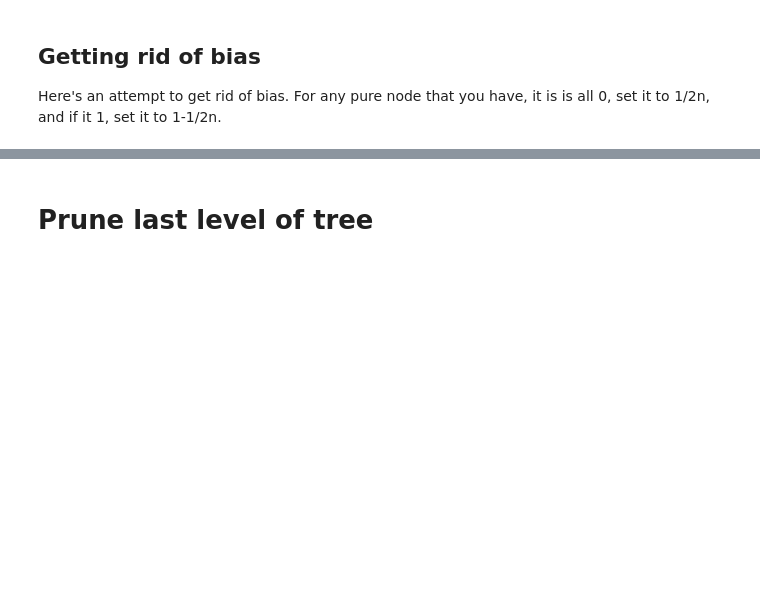
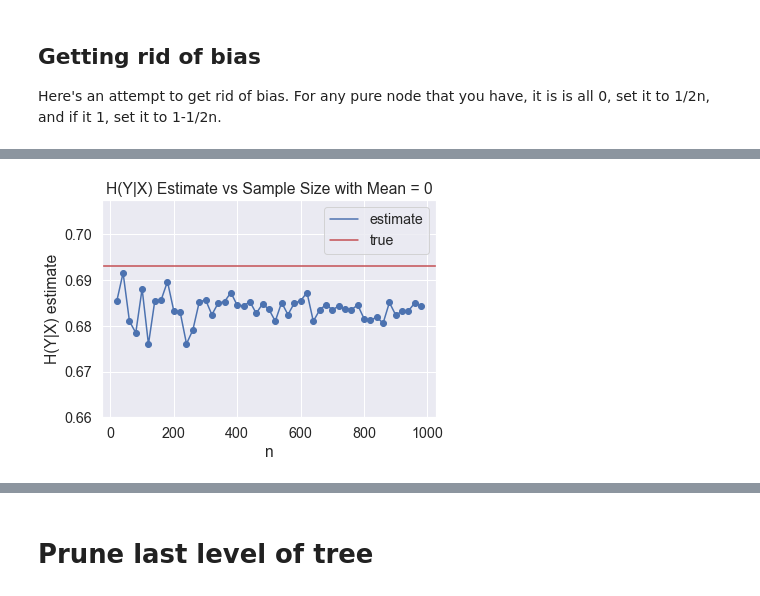
Before and after one commit to rguo123/conditional_entropy_forests, a Jupyter notebook: Honest Sampling.ipynb, the cells around one changed output, grey strips where cells are left out. Cells and saved outputs as stored; diff of their text form; code cells hidden in the pictures; blank space fills up the shorter version.

```diff
--- a/Honest Sampling.ipynb
+++ b/Honest Sampling.ipynb
@@ -198,10 +207,10 @@ def get_cond_entropy_vs_n(mean):
     sample_sizes = [i*20 for i in range(1, 50)]
     for elem in tqdm_notebook(sample_sizes):
         X, y = get_sample(elem, mean, 1)
-        conditional_entropy.append(rf_entropy_estimate_bagging(np.array(X).reshape(-1, 1), y, 500, .32))
+        conditional_entropy.append(rf_entropy_estimate_bagging(np.array(X).reshape(-1, 1), y, 1000, .32))
     return sample_sizes, conditional_entropy
 
-sample_sizes, cond_entropy = get_cond_entropy_vs_n(0)
+#sample_sizes, cond_entropy = get_cond_entropy_vs_n(0)
 plt.scatter(sample_sizes, cond_entropy)
 line_est, = plt.plot(sample_sizes, cond_entropy, label = "estimate")
 line_true = plt.axhline(y=.693, color='r', linestyle='-', label = "true")
@@ -215,3 +223,4 @@ plt.show()
+[figure, added]
 # %%
 sample_sizes, cond_entropy = get_cond_entropy_vs_n(1)
 plt.scatter(sample_sizes, cond_entropy)
```
Also changed, not shown: parts of 6 cells of this notebook, 6 other files.
